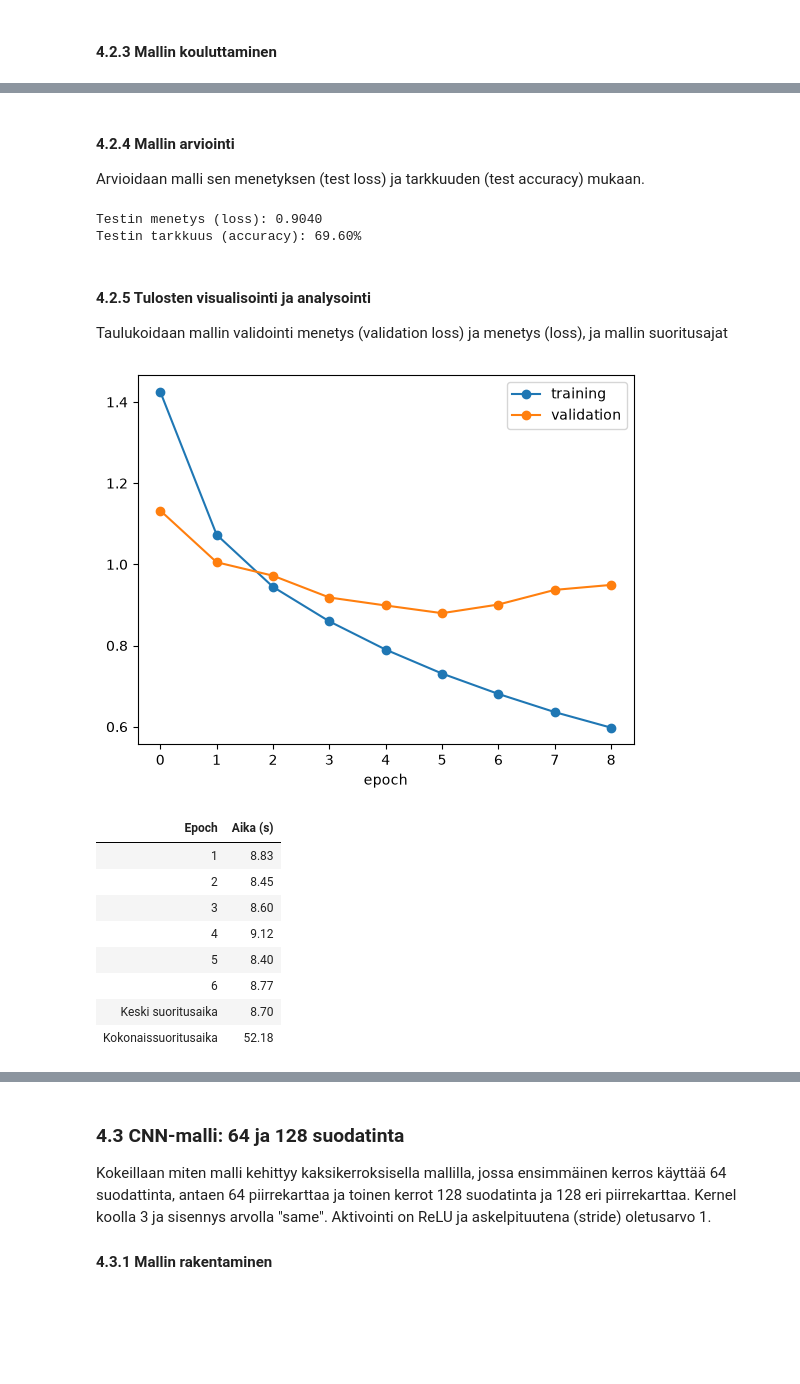
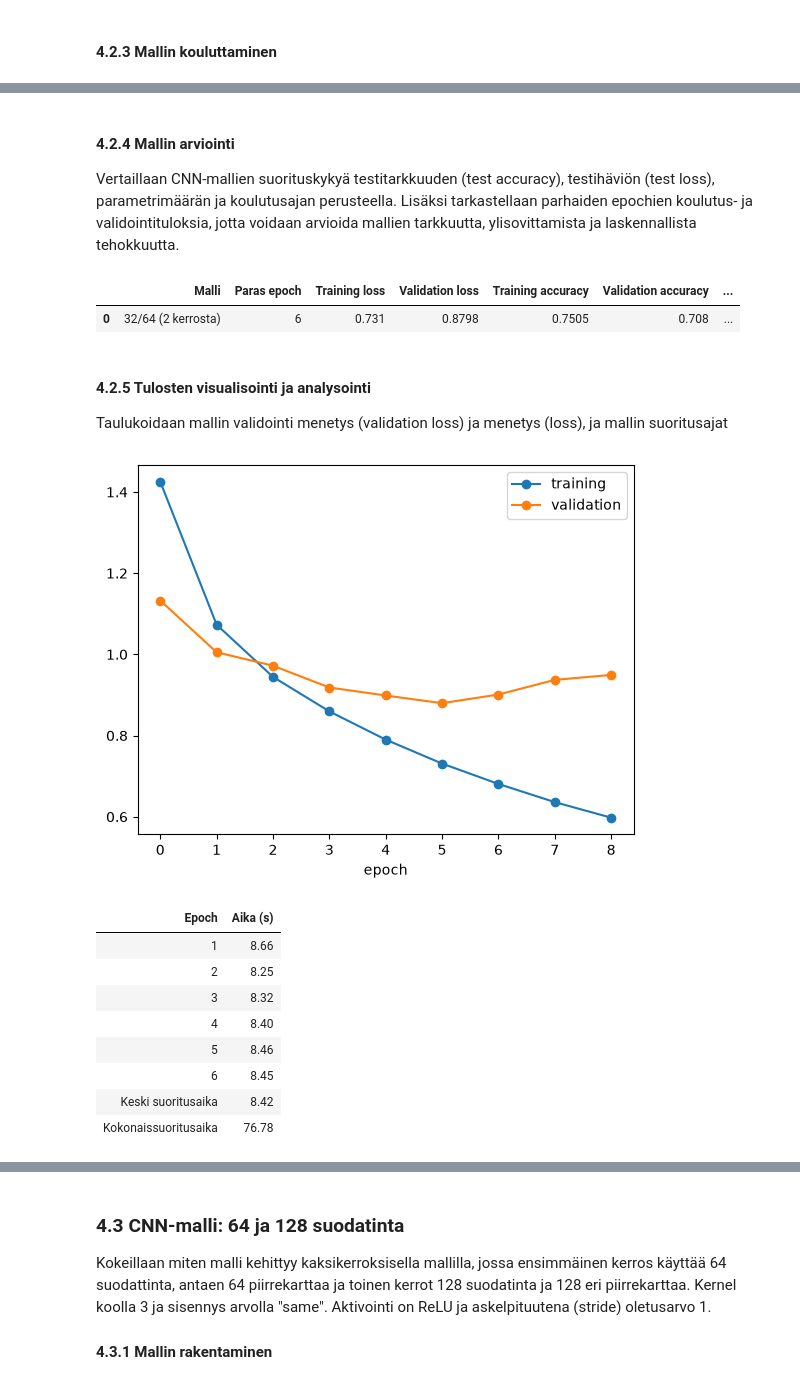
Before and after one commit to MustBeViable/Neuroverkkoprojekti, a Jupyter notebook: CIFAR-10/CIFAR-10_CNN.ipynb, the cells around one changed output, grey strips where cells are left out. Saved outputs shown, nothing was run; the diff lists cells and outputs as text; code cells hidden in the pictures; blank space fills up the shorter version.

```diff
--- a/CIFAR-10/CIFAR-10_CNN.ipynb
+++ b/CIFAR-10/CIFAR-10_CNN.ipynb
@@ -260,53 +264,61 @@ Epoch 9/20
 # %% [markdown]
 #### 4.2.4 Mallin arviointi
 
-Arvioidaan malli sen menetyksen (test loss) ja tarkkuuden (test accuracy) mukaan.
+Vertaillaan CNN-mallien suorituskykyä testitarkkuuden (test accuracy), testihäviön (test loss), parametrimäärän ja koulutusajan perusteella. Lisäksi tarkastellaan parhaiden epochien koulutus- ja validointituloksia, jotta voidaan arvioida mallien tarkkuutta, ylisovittamista ja laskennallista tehokkuutta.
 # %%
-test_loss_32_64_2layer, test_accuracy_32_64_2layer = model32_64_2layer.evaluate(
-    x_test,
-    y_test,
-    verbose=0
-)
+# Etsitään pienimmän validation lossin epoch
+best_idx = np.argmin(history_32_64_2layer.history["val_loss"])
 
-print(f"Testin menetys (loss): {test_loss_32_64_2layer:.4f}")
-print(f"Testin tarkkuus (accuracy): {test_accuracy_32_64_2layer:.2%}")
+results_32_64 = [{
+    "Malli": "32/64 (2 kerrosta)",
+    "Paras epoch": best_idx + 1,
+    "Training loss": history_32_64_2layer.history["loss"][best_idx],
+    "Validation loss": history_32_64_2layer.history["val_loss"][best_idx],
+    "Training accuracy": history_32_64_2layer.history["accuracy"][best_idx],
+    "Validation accuracy": history_32_64_2layer.history["val_accuracy"][best_idx],
+    "Koulutusaika (s)": sum(timer_32_64_2layer.epoch_times)
+}]
+
+df_results_32_64 = pd.DataFrame(results_32_64)
+
+display(df_results_32_64.round(4))
 # %% [output]
-Testin menetys (loss): 0.9040
-Testin tarkkuus (accuracy): 69.60%
+|  | Malli | Paras epoch | Training loss | Validation loss | Training accuracy | Validation accuracy | ... |
+| 0 | 32/64 (2 kerrosta) | 6 | 0.731 | 0.8798 | 0.7505 | 0.708 | ... |
 # %% [markdown]
 #### 4.2.5 Tulosten visualisointi ja analysointi
 Taulukoidaan mallin validointi menetys (validation loss) ja menetys (loss), ja mallin suoritusajat
 # %%
 import matplotlib.pyplot as plt
 
 plt.plot(history_32_64_2layer.history["loss"], marker="o", label="training")
 plt.plot(history_32_64_2layer.history["val_loss"], marker="o", label="validation")
 plt.xlabel("epoch")
 plt.legend()
 plt.show()
 
 # Epochien suoritusajat dataframeen huomioiden pysäyttäjä (poistetaan viimeiset 3 epochin suoritusaikaa).
 df_times_32_64_2layer = pd.DataFrame({"Epoch": range(1, len(timer_32_64_2layer.epoch_times[:-3]) + 1), "Aika (s)": timer_32_64_2layer.epoch_times[:-3]})
 
 # Keskimääräinen suoritusaika huomioiden pysäyttäjä (poistetaan viimeiset 3 epochin suoritusaikaa).
 df_times_32_64_2layer.loc[len(df_times_32_64_2layer)] = ["Keski suoritusaika", sum(timer_32_64_2layer.epoch_times[:-3]) / len(timer_32_64_2layer.epoch_times[:-3])]
 
-# Kokonaissuoritusaika huomioiden pysäyttäjä (poistetaan viimeiset 3 epochin suoritusaikaa).
-df_times_32_64_2layer.loc[len(df_times_32_64_2layer)] = ["Kokonaissuoritusaika", sum(timer_32_64_2layer.epoch_times[:-3])]
+# Kokonaissuoritusaika koulutukselle.
+df_times_32_64_2layer.loc[len(df_times_32_64_2layer)] = ["Kokonaissuoritusaika", sum(timer_32_64_2layer.epoch_times)]
 
 # Pyöristetään ajat 2 tarkkuudella ja näytetään aikojen dataframe. Poistetaan turha indeksi visualisoinnin selkeyttämiseksi.
 display(df_times_32_64_2layer.style.hide(axis="index").format({"Aika (s)": "{:.2f}"}))
 # %% [output]
 [figure]
 | Epoch | Aika (s) |
-| 1 | 8.83 |
-| 2 | 8.45 |
-| 3 | 8.60 |
-| 4 | 9.12 |
-| 5 | 8.40 |
-| 6 | 8.77 |
-| Keski suoritusaika | 8.70 |
-| Kokonaissuoritusaika | 52.18 |
+| 1 | 8.66 |
+| 2 | 8.25 |
+| 3 | 8.32 |
+| 4 | 8.40 |
+| 5 | 8.46 |
+| 6 | 8.45 |
+| Keski suoritusaika | 8.42 |
+| Kokonaissuoritusaika | 76.78 |
 # %% [markdown]
 #### 4.2.6 Johtopäätökset
 
```
Also changed, not shown: parts of 59 cells of this notebook.
